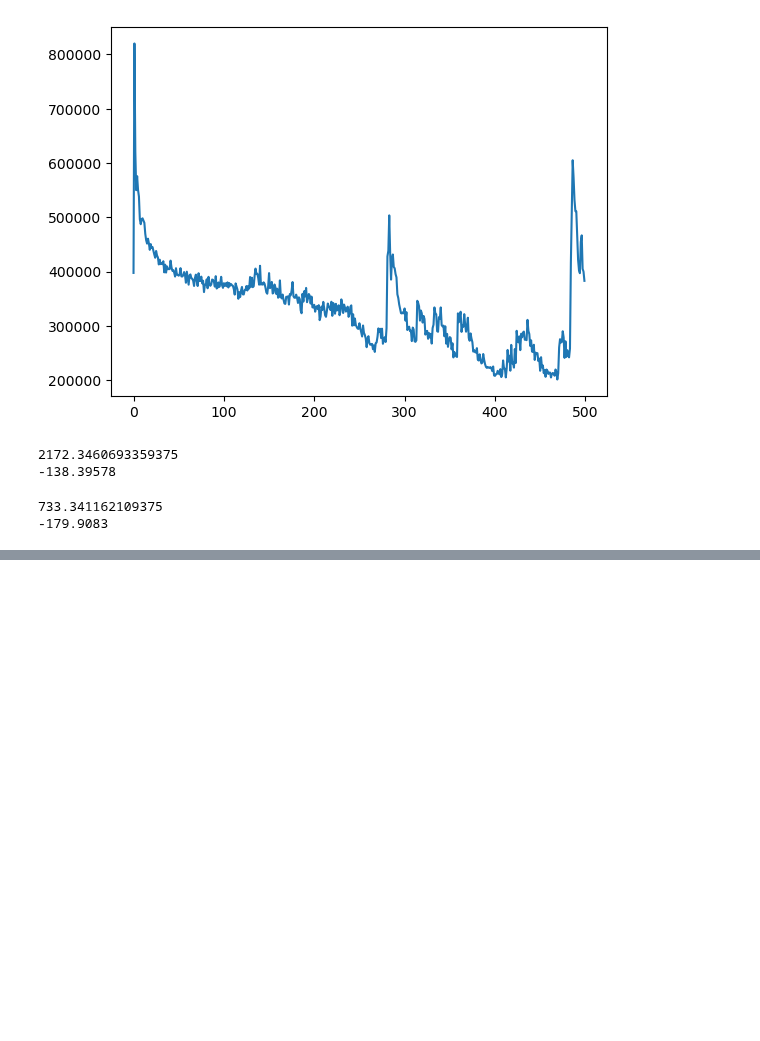
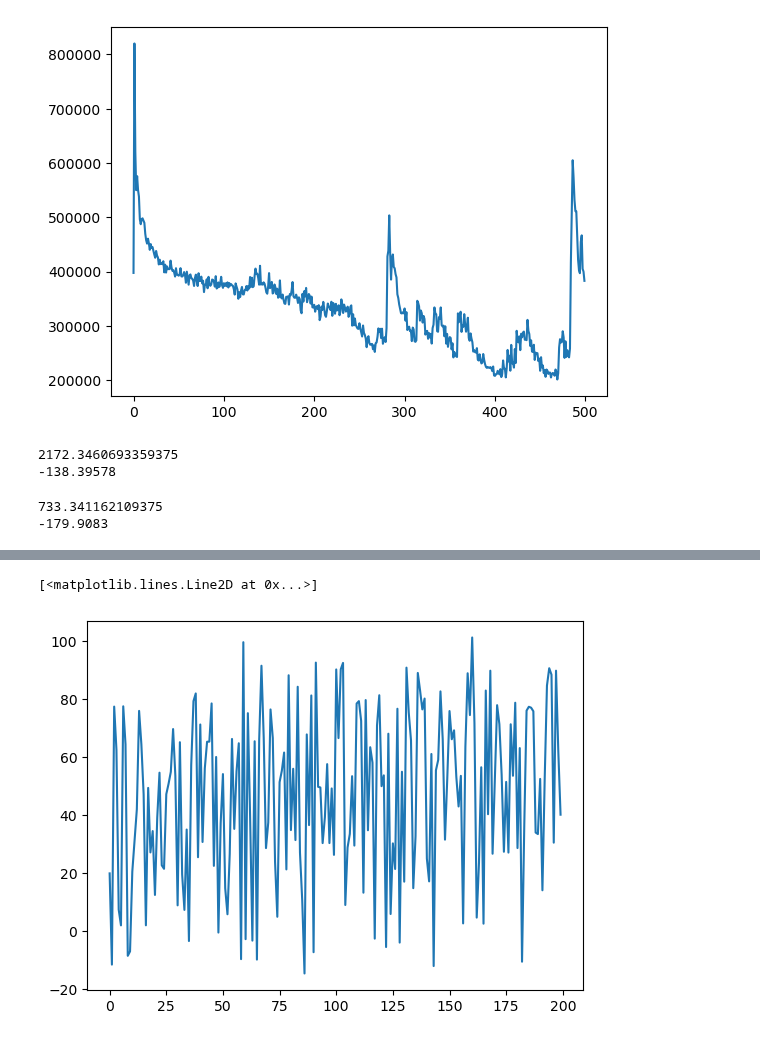
Before and after one commit to liziyao99/multi-debris-avoidance, a Jupyter notebook: quickStart.ipynb, the cells around one changed output, grey strips where cells are left out. Saved outputs shown, nothing was run; the diff lists cells and outputs as text; code cells hidden in the pictures; blank space fills up the shorter version.

```diff
--- a/quickStart.ipynb
+++ b/quickStart.ipynb
@@ -242,0 +245,4 @@ tensor([[0.4812],
+# %%
+from trainer.myGym.gymTrainer import gymSAC, gymDDPG
+gs = gymSAC('Pendulum-v1')
+gd = gymDDPG('Pendulum-v1')
@@ -242,0 +255,2 @@ tensor([[0.4812],
+# %%
+tr, cl ,al = gd.train(1, 100)
@@ -242,0 +261,6 @@ tensor([[0.4812],
+# %%
+import matplotlib.pyplot as plt
+plt.plot(tr)
+# %% [output]
+[<matplotlib.lines.Line2D at 0x...>]
+[figure, added]
```
Also changed, not shown: parts of 14 cells of this notebook, 5 other files.
